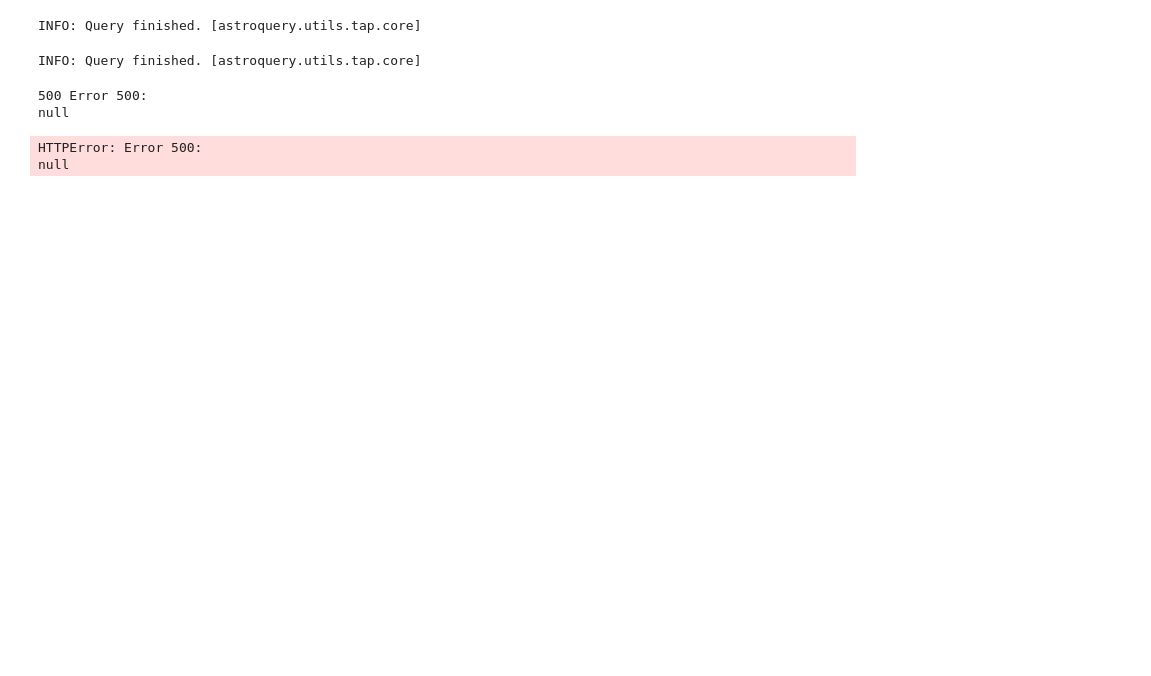
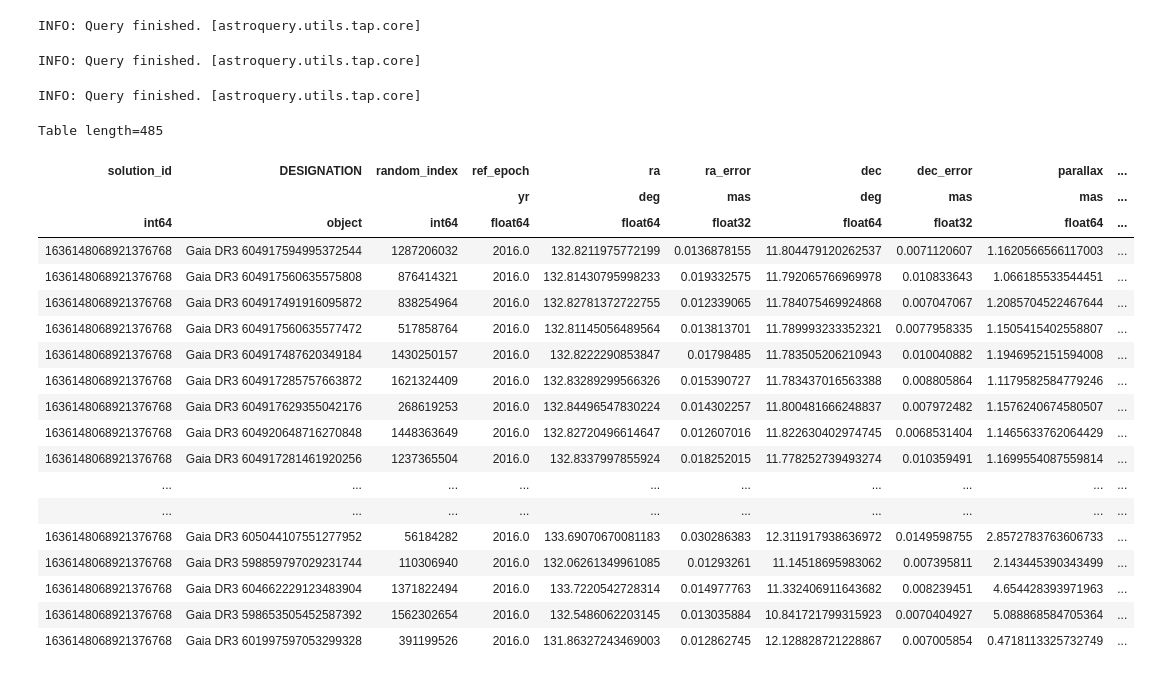
Before and after one commit to BBurgessASTR/ANU_ASTR4004, a Jupyter notebook: Assignment_3_Q2.ipynb, the cells around one changed output. Drawn from its saved outputs; the diff is of its cells as text; code cells hidden in the pictures; blank space fills up the shorter version.

```diff
--- a/Assignment_3_Q2.ipynb
+++ b/Assignment_3_Q2.ipynb
@@ -37,22 +37,43 @@ INFO: Query finished. [astroquery.utils.tap.core]
 # %%
 # Define and execute the ADQL query to crossmatch 2MASS with Gaia DR3
 query = f"""
-SELECT *, (DISTANCE(132.825, 11.8, ra, dec)) AS ang_sep
-FROM gaiadr3.gaia_source
+SELECT *, (DISTANCE(132.825, 11.8, gaia.ra, gaia.dec)) AS ang_sep
+FROM gaiadr3.gaia_source AS gaia
 JOIN gaiaedr3.tmass_psc_xsc_best_neighbour AS xmatch USING (source_id)
 JOIN gaiaedr3.tmass_psc_xsc_join AS xjoin
    ON xmatch.original_ext_source_id = xjoin.original_psc_source_id
 JOIN gaiadr1.tmass_original_valid AS tmass
    ON xjoin.original_psc_source_id = tmass.designation
-WHERE DISTANCE(132.825, 11.8, ra, dec) < 1.
+WHERE DISTANCE(132.825, 11.8, gaia.ra, gaia.dec) < 1.
+AND gaia.phot_g_mean_mag < 13
 ORDER BY ang_sep ASC
 """
 
 # Upload the source_id table for crossmatching
 job = Gaia.launch_job_async(query=query)
-tmass = job.get_results()
+gaia = job.get_results()
 # %% [output]
-500 Error 500:
-null
+INFO: Query finished. [astroquery.utils.tap.core]
-HTTPError: Error 500:
-null
+# %%
+gaia
+# %% [output]
+Table length=485
+| solution_id | DESIGNATION | random_index | ref_epoch | ra | ra_error | dec | dec_error | parallax | ... |
+|  |  |  | yr | deg | mas | deg | mas | mas | ... |
+| int64 | object | int64 | float64 | float64 | float32 | float64 | float32 | float64 | ... |
+| 1636148068921376768 | Gaia DR3 604917594995372544 | 1287206032 | 2016.0 | 132.8211975772199 | 0.0136878155 | 11.804479120262537 | 0.0071120607 | 1.1620566566117003 | ... |
+| 1636148068921376768 | Gaia DR3 604917560635575808 | 876414321 | 2016.0 | 132.81430795998233 | 0.019332575 | 11.792065766969978 | 0.010833643 | 1.066185533544451 | ... |
+| 1636148068921376768 | Gaia DR3 604917491916095872 | 838254964 | 2016.0 | 132.82781372722755 | 0.012339065 | 11.784075469924868 | 0.007047067 | 1.2085704522467644 | ... |
+| 1636148068921376768 | Gaia DR3 604917560635577472 | 517858764 | 2016.0 | 132.81145056489564 | 0.013813701 | 11.789993233352321 | 0.0077958335 | 1.1505415402558807 | ... |
+| 1636148068921376768 | Gaia DR3 604917487620349184 | 1430250157 | 2016.0 | 132.8222290853847 | 0.01798485 | 11.783505206210943 | 0.010040882 | 1.1946952151594008 | ... |
+| 1636148068921376768 | Gaia DR3 604917285757663872 | 1621324409 | 2016.0 | 132.83289299566326 | 0.015390727 | 11.783437016563388 | 0.008805864 | 1.1179582584779246 | ... |
+| 1636148068921376768 | Gaia DR3 604917629355042176 | 268619253 | 2016.0 | 132.84496547830224 | 0.014302257 | 11.800481666248837 | 0.007972482 | 1.1576240674580507 | ... |
+| 1636148068921376768 | Gaia DR3 604920648716270848 | 1448363649 | 2016.0 | 132.82720496614647 | 0.012607016 | 11.822630402974745 | 0.0068531404 | 1.1465633762064429 | ... |
+| 1636148068921376768 | Gaia DR3 604917281461920256 | 1237365504 | 2016.0 | 132.8337997855924 | 0.018252015 | 11.778252739493274 | 0.010359491 | 1.1699554087559814 | ... |
+| ... | ... | ... | ... | ... | ... | ... | ... | ... | ... |
+| ... | ... | ... | ... | ... | ... | ... | ... | ... | ... |
+| 1636148068921376768 | Gaia DR3 605044107551277952 | 56184282 | 2016.0 | 133.69070670081183 | 0.030286383 | 12.311917938636972 | 0.0149598755 | 2.8572783763606733 | ... |
+| 1636148068921376768 | Gaia DR3 598859797029231744 | 110306940 | 2016.0 | 132.06261349961085 | 0.01293261 | 11.14518695983062 | 0.007395811 | 2.143445390343499 | ... |
+| 1636148068921376768 | Gaia DR3 604662229123483904 | 1371822494 | 2016.0 | 133.7220542728314 | 0.014977763 | 11.332406911643682 | 0.008239451 | 4.654428393971963 | ... |
+| 1636148068921376768 | Gaia DR3 598653505452587392 | 1562302654 | 2016.0 | 132.5486062203145 | 0.013035884 | 10.841721799315923 | 0.0070404927 | 5.088868584705364 | ... |
+| 1636148068921376768 | Gaia DR3 601997597053299328 | 391199526 | 2016.0 | 131.86327243469003 | 0.012862745 | 12.128828721228867 | 0.007005854 | 0.4718113325732749 | ... |
```
Also changed, not shown: 6 other files.
